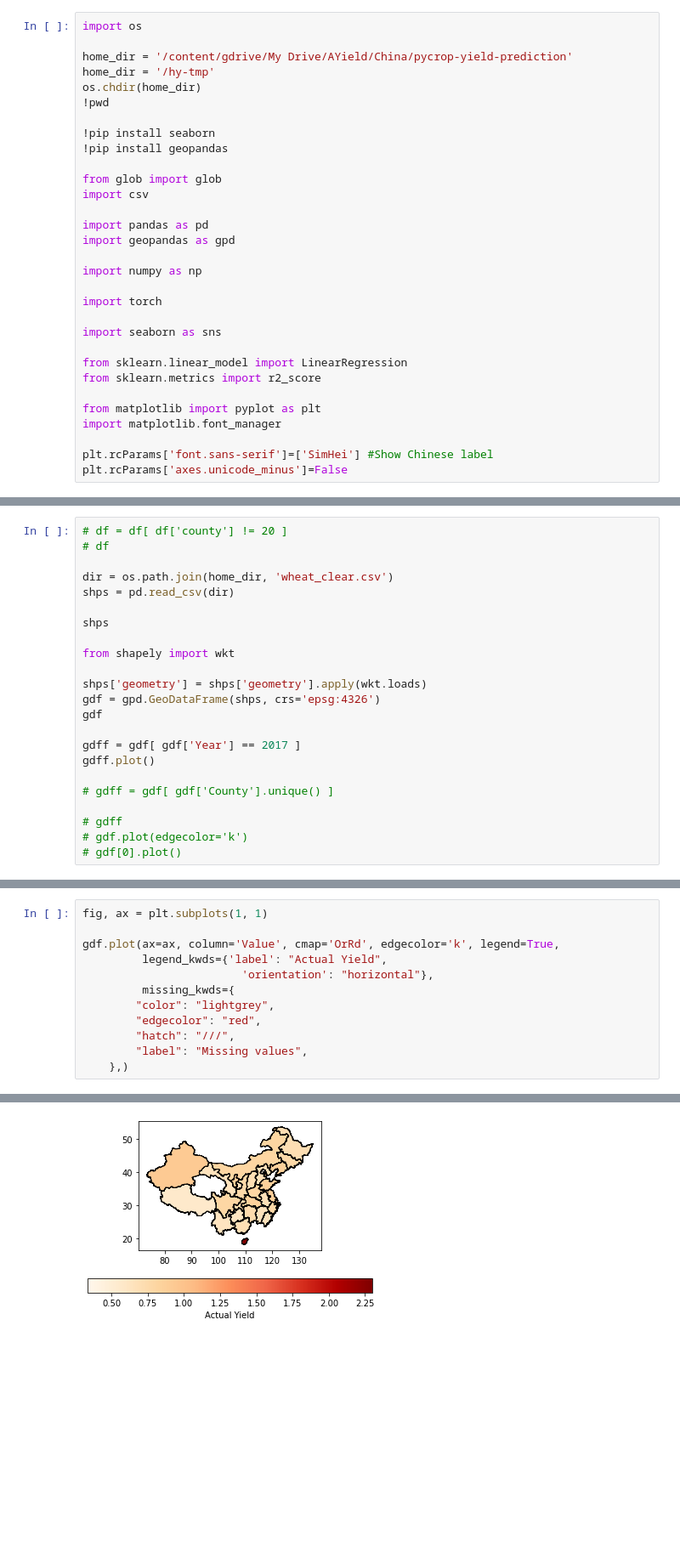
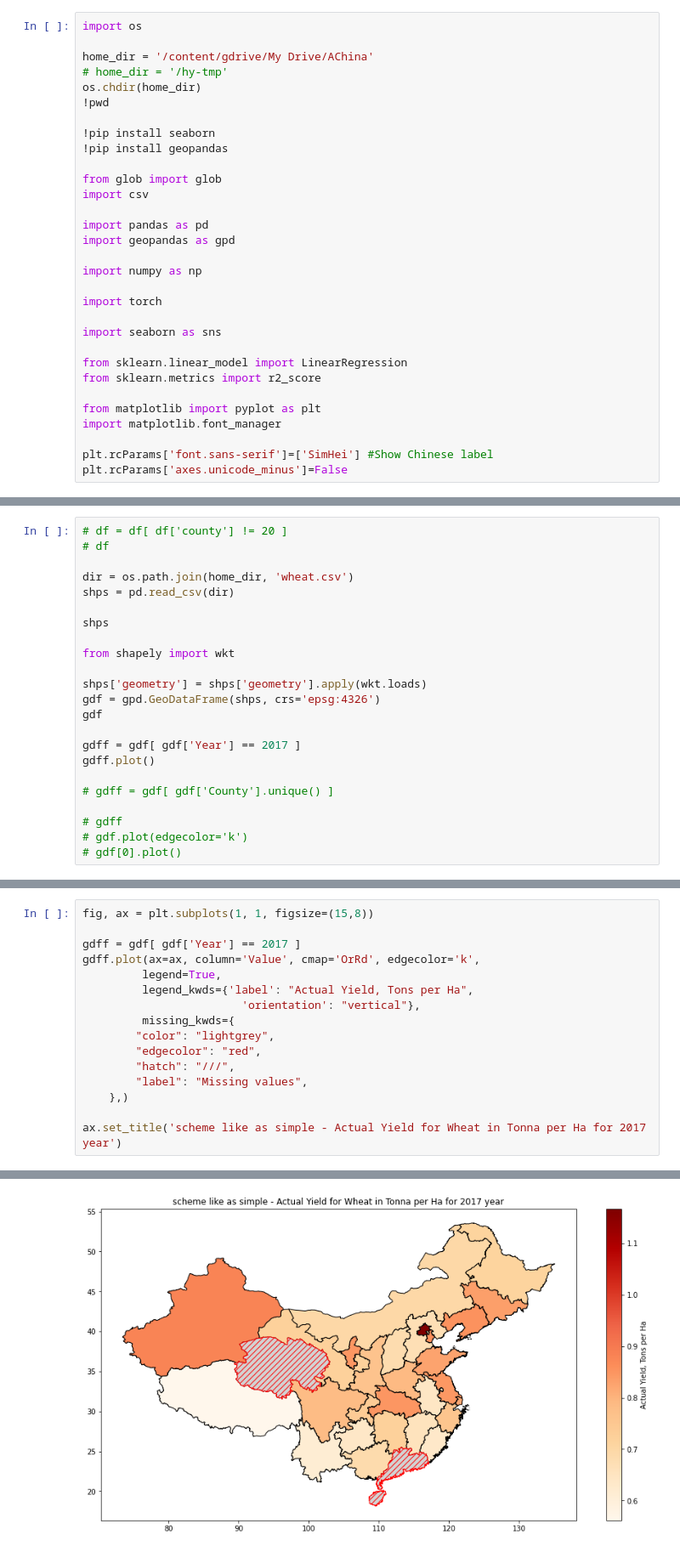
Before and after one commit to koyacolab/china, a Jupyter notebook: AChina_Predict_visual.ipynb, the cells around one changed output, grey strips where cells are left out. Shown at 85% size. Saved outputs shown, nothing was run; the diff lists cells and outputs as text; blank space fills up the shorter version.

```diff
--- a/AChina_Predict_visual.ipynb
+++ b/AChina_Predict_visual.ipynb
@@ -8,8 +9,8 @@ ModuleNotFoundError: No module named 'google.colab'
 # %%
 import os
 
-home_dir = '/content/gdrive/My Drive/AYield/China/pycrop-yield-prediction'
-home_dir = '/hy-tmp'
+home_dir = '/content/gdrive/My Drive/AChina'
+# home_dir = '/hy-tmp'
 os.chdir(home_dir)
 !pwd
 
@@ -157,7 +145,7 @@ df
 # df = df[ df['county'] != 20 ]
 # df
 
-dir = os.path.join(home_dir, 'wheat_clear.csv')
+dir = os.path.join(home_dir, 'wheat.csv')
 shps = pd.read_csv(dir)
 
 shps
@@ -288,13 +309,17 @@ plt.show()
 # %%
-fig, ax = plt.subplots(1, 1)
+fig, ax = plt.subplots(1, 1, figsize=(15,8))
 
-gdf.plot(ax=ax, column='Value', cmap='OrRd', edgecolor='k', legend=True,
-         legend_kwds={'label': "Actual Yield",
-                        'orientation': "horizontal"},
+gdff = gdf[ gdf['Year'] == 2017 ]
+gdff.plot(ax=ax, column='Value', cmap='OrRd', edgecolor='k',
+         legend=True,
+         legend_kwds={'label': "Actual Yield, Tons per Ha",
+                        'orientation': "vertical"},
          missing_kwds={
         "color": "lightgrey",
         "edgecolor": "red",
         "hatch": "///",
         "label": "Missing values",
     },)
+
+ax.set_title('scheme like as simple - Actual Yield for Wheat in Tonna per Ha for 2017 year')
 # %% [output]
@@ -302 +327 @@ gdf.plot(ax=ax, column='Value', cmap='OrRd', edgecolor='k', legend=True,
-[figure, old version]
+[figure, new version]
```
Also changed, not shown: parts of 9 cells of this notebook.
